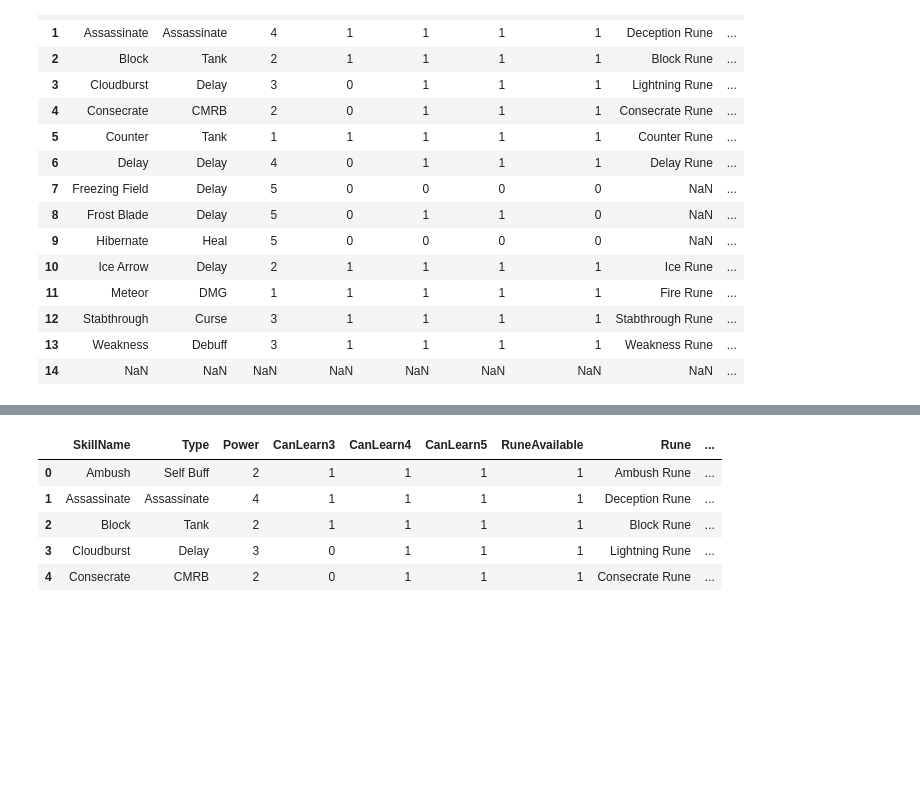
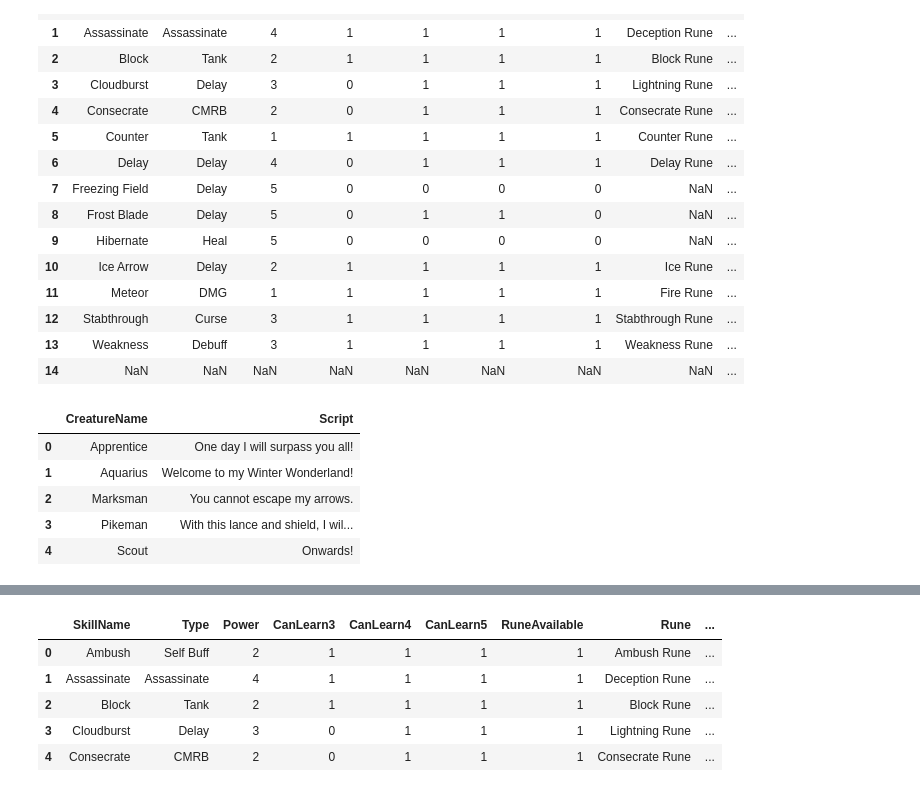
Before and after one commit to kingraijun/deck_heroes, a Jupyter notebook: deckheroes.ipynb, the cells around one changed output, grey strips where cells are left out. Cells and saved outputs as stored; diff of their text form; code cells hidden in the pictures; blank space fills up the shorter version.

```diff
--- a/deckheroes.ipynb
+++ b/deckheroes.ipynb
@@ -52,3 +54,12 @@ creature_skill_desc = pd.read_csv('creature_skill_desc.csv')
+# %%
+creature_desc.head()
+# %% [output]
+|  | CreatureName | Script |
+| 0 | Apprentice | One day I will surpass you all! |
+| 1 | Aquarius | Welcome to my Winter Wonderland! |
+| 2 | Marksman | You cannot escape my arrows. |
+| 3 | Pikeman | With this lance and shield, I wil... |
+| 4 | Scout | Onwards! |
 # %%
 all_ = pd.merge(creatures,creature_desc, how='left')
 all_.head()
```
Also changed, not shown: parts of 13 cells of this notebook, 53 other files.
